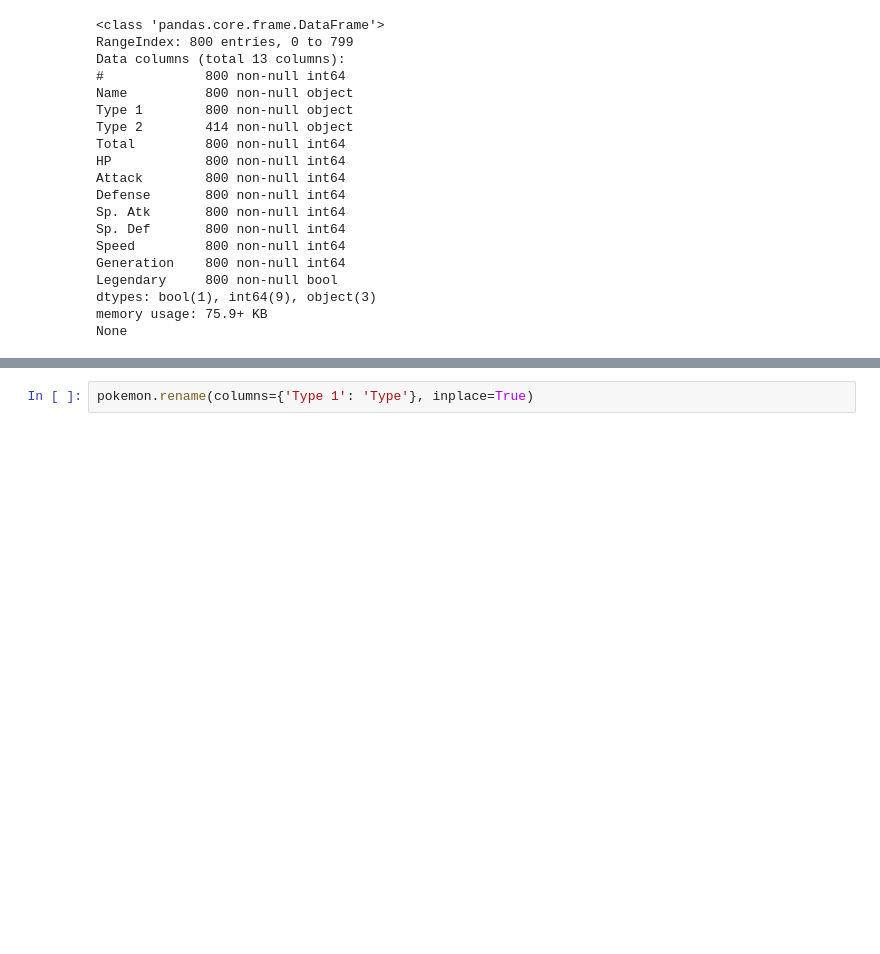
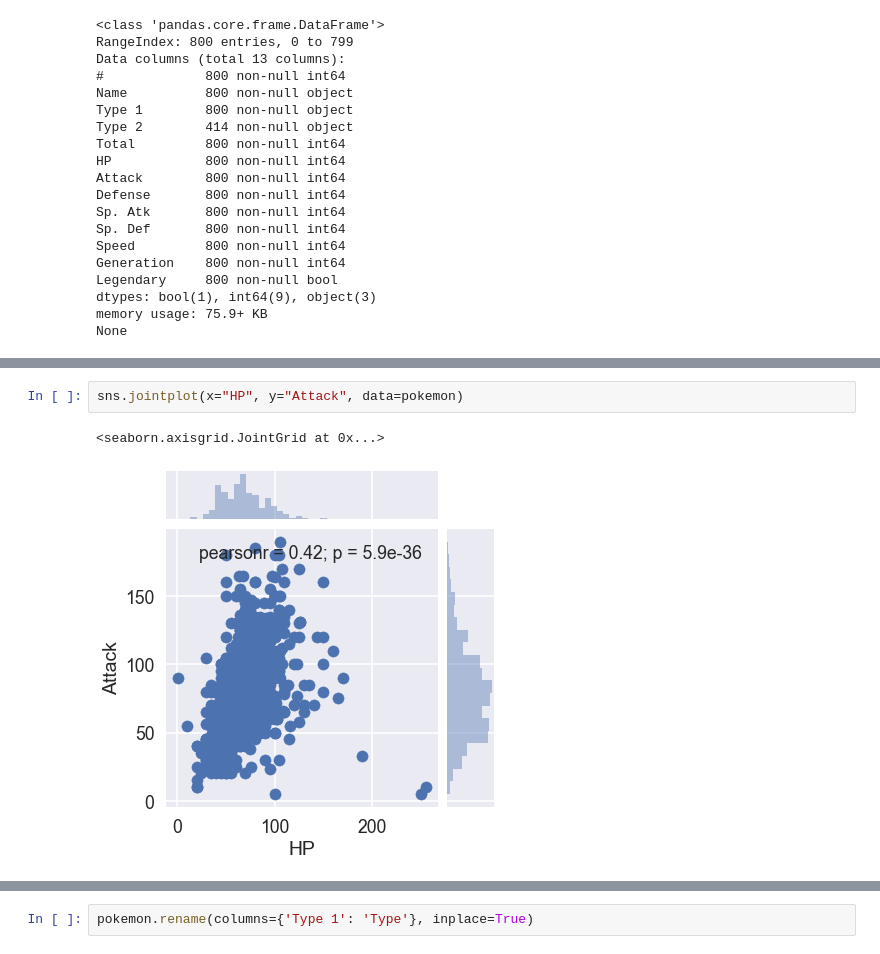
Before and after one commit to stefanosarta/pokemons, a Jupyter notebook: pokemons.ipynb, the cells around one changed output, grey strips where cells are left out. Saved outputs shown, nothing was run; the diff lists cells and outputs as text; blank space fills up the shorter version.

```diff
--- a/pokemons.ipynb
+++ b/pokemons.ipynb
@@ -49,0 +50,5 @@ sns.heatmap(pokemon.isnull(),yticklabels=False,cbar=False, cmap='viridis')
+# %%
+sns.jointplot(x="HP", y="Attack", data=pokemon)
+# %% [output]
+<seaborn.axisgrid.JointGrid at 0x...>
+[figure, added]
```
Also changed, not shown: parts of 4 cells of this notebook, 1 other file.
